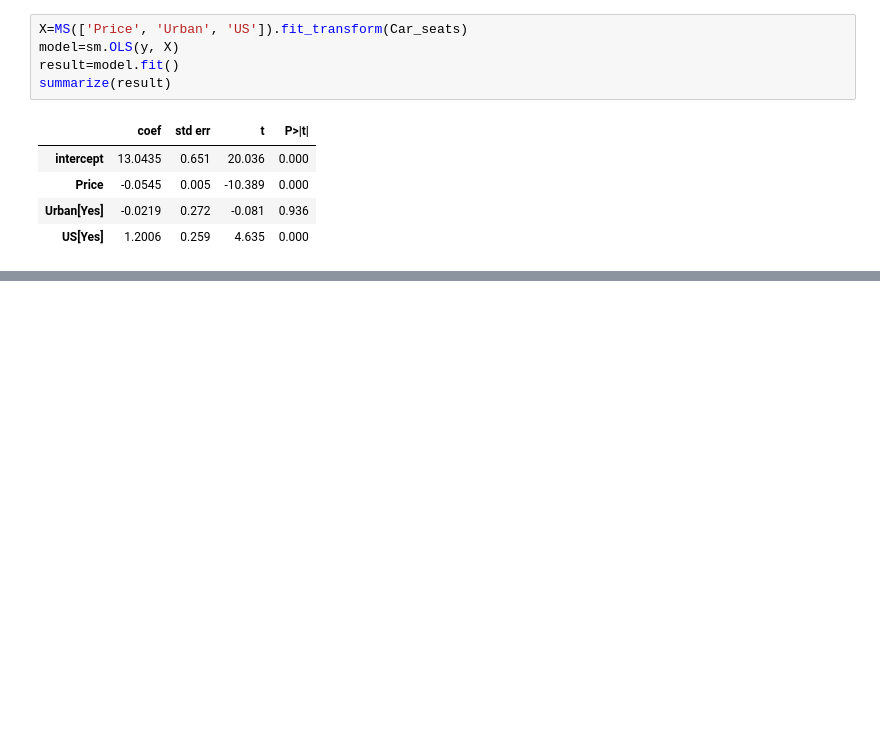
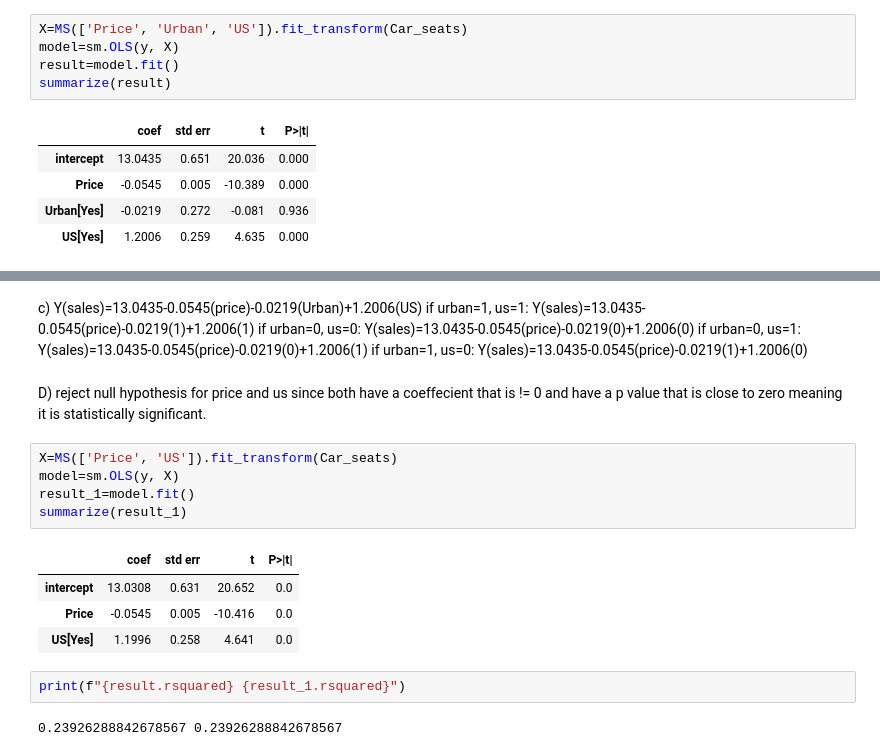
Before and after one commit to Mussab157/ISLP, a Jupyter notebook: Chapter3/ch3_applied.ipynb, the cells around one changed output, grey strips where cells are left out. Drawn from its saved outputs; the diff is of its cells as text; blank space fills up the shorter version.

```diff
--- a/Chapter3/ch3_applied.ipynb
+++ b/Chapter3/ch3_applied.ipynb
@@ -395,3 +395,25 @@ summarize(result)
 For every $1 increase in the price of a car seat, sales drop by 0.0545 units (or about 55 car seats), keeping everything else constant.(highly significant)
 Urban stores sell about 22 fewer car seats than rural stores, but look at that p-value ($0.936$). It is huge, meaning location (Urban vs. Rural) (no statistical significance)
 Stores located in the US sell 1.2006 units more (about 1,201 car seats) than stores outside the US, keeping price and urban status constant. (highly significant)
+# %% [markdown]
+c) Y(sales)=13.0435-0.0545(price)-0.0219(Urban)+1.2006(US)
+if urban=1, us=1:  Y(sales)=13.0435-0.0545(price)-0.0219(1)+1.2006(1)
+if urban=0, us=0:  Y(sales)=13.0435-0.0545(price)-0.0219(0)+1.2006(0)
+if urban=0, us=1:  Y(sales)=13.0435-0.0545(price)-0.0219(0)+1.2006(1)
+if urban=1, us=0:  Y(sales)=13.0435-0.0545(price)-0.0219(1)+1.2006(0)
+# %% [markdown]
+D) reject null hypothesis for price and us since both have a coeffecient that is != 0 and have a p value that is close to zero meaning it is statistically significant.
+# %%
+X=MS(['Price', 'US']).fit_transform(Car_seats)
+model=sm.OLS(y, X)
+result_1=model.fit()
+summarize(result_1)
+# %% [output]
+|  | coef | std err | t | P>|t| |
+| intercept | 13.0308 | 0.631 | 20.652 | 0.0 |
+| Price | -0.0545 | 0.005 | -10.416 | 0.0 |
+| US[Yes] | 1.1996 | 0.258 | 4.641 | 0.0 |
+# %%
+print(f"{result.rsquared} {result_1.rsquared}")
+# %% [output]
+0.23926288842678567 0.23926288842678567
```
Also changed, not shown: parts of 6 cells of this notebook.
